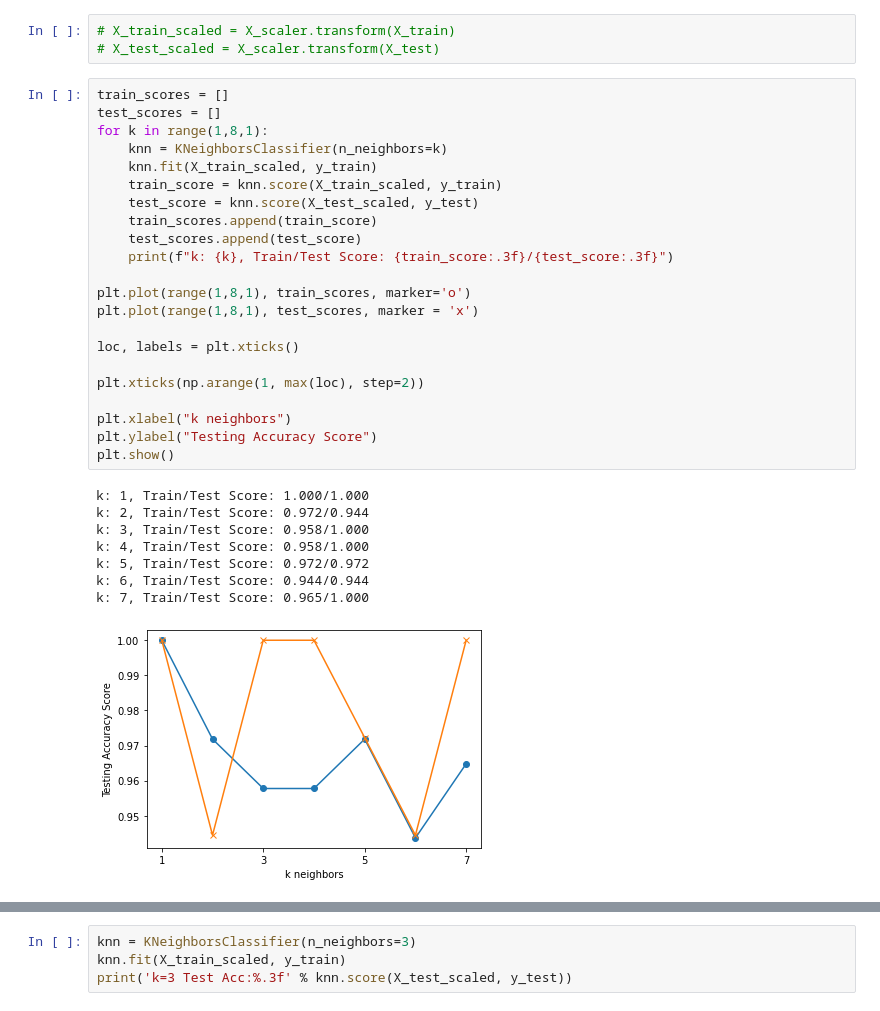
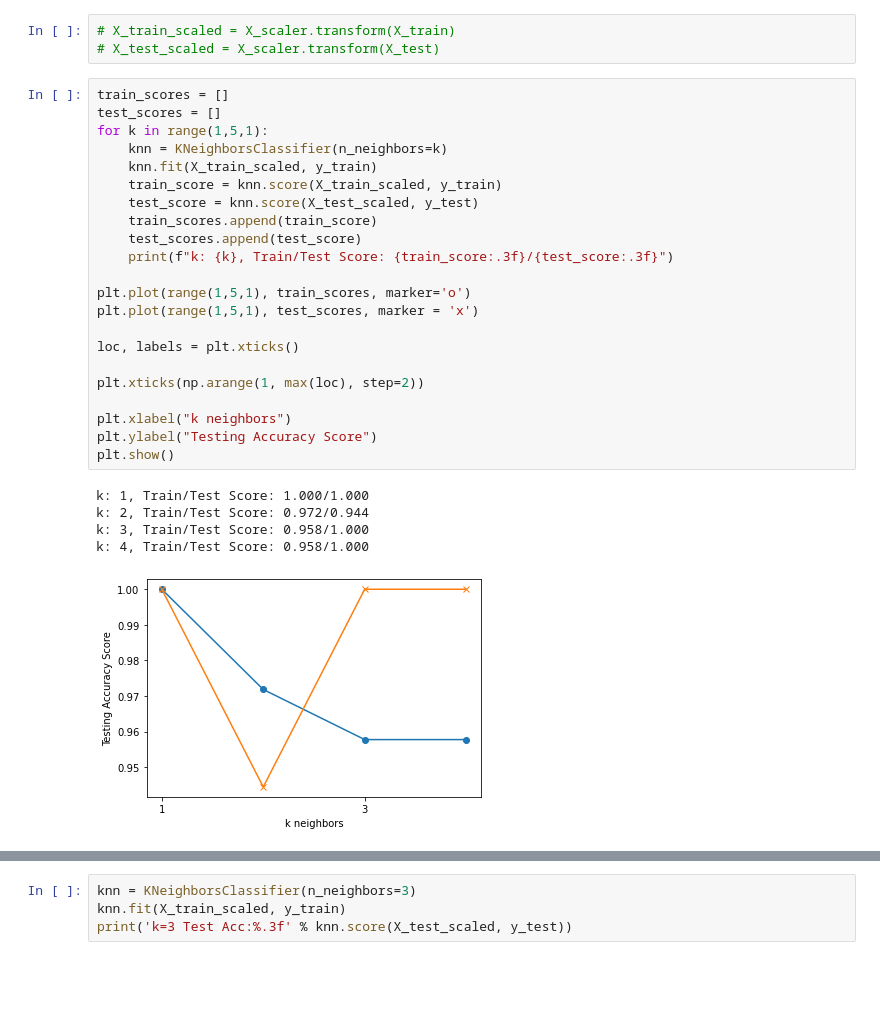
Before and after one commit to ASwigart/Group_Project_4, a Jupyter notebook: GP4_data_analysis-Copy1.ipynb, the cells around one changed output, grey strips where cells are left out. Drawn from its saved outputs; the diff is of its cells as text; blank space fills up the shorter version.

```diff
--- a/GP4_data_analysis-Copy1.ipynb
+++ b/GP4_data_analysis-Copy1.ipynb
@@ -146,31 +146,28 @@ K-Nearest Neighbor Analysis
 # %%
 train_scores = []
 test_scores = []
-for k in range(1,8,1):
+for k in range(1,5,1):
     knn = KNeighborsClassifier(n_neighbors=k)
     knn.fit(X_train_scaled, y_train)
     train_score = knn.score(X_train_scaled, y_train)
     test_score = knn.score(X_test_scaled, y_test)
     train_scores.append(train_score)
     test_scores.append(test_score)
     print(f"k: {k}, Train/Test Score: {train_score:.3f}/{test_score:.3f}")
 
-plt.plot(range(1,8,1), train_scores, marker='o')
-plt.plot(range(1,8,1), test_scores, marker = 'x')
+plt.plot(range(1,5,1), train_scores, marker='o')
+plt.plot(range(1,5,1), test_scores, marker = 'x')
 
 loc, labels = plt.xticks()
 
 plt.xticks(np.arange(1, max(loc), step=2))
 
 plt.xlabel("k neighbors")
 plt.ylabel("Testing Accuracy Score")
 plt.show()
 # %% [output]
 k: 1, Train/Test Score: 1.000/1.000
 k: 2, Train/Test Score: 0.972/0.944
 k: 3, Train/Test Score: 0.958/1.000
 k: 4, Train/Test Score: 0.958/1.000
-k: 5, Train/Test Score: 0.972/0.972
-k: 6, Train/Test Score: 0.944/0.944
-k: 7, Train/Test Score: 0.965/1.000
-[figure, old version]
+[figure, new version]
```
Also changed, not shown: parts of 3 cells of this notebook, 1 other file.
